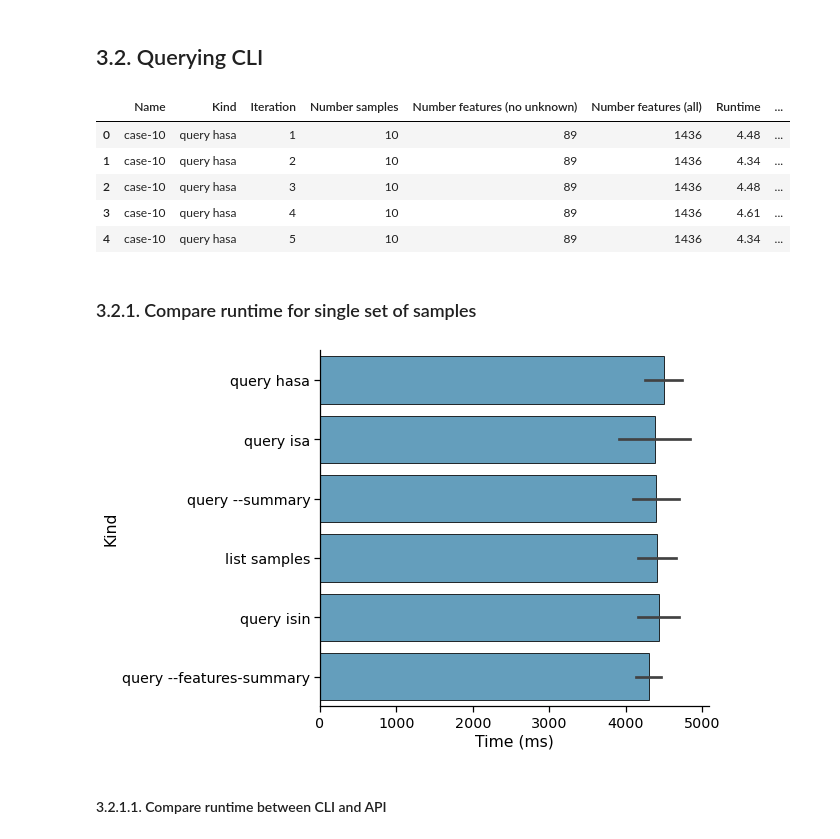
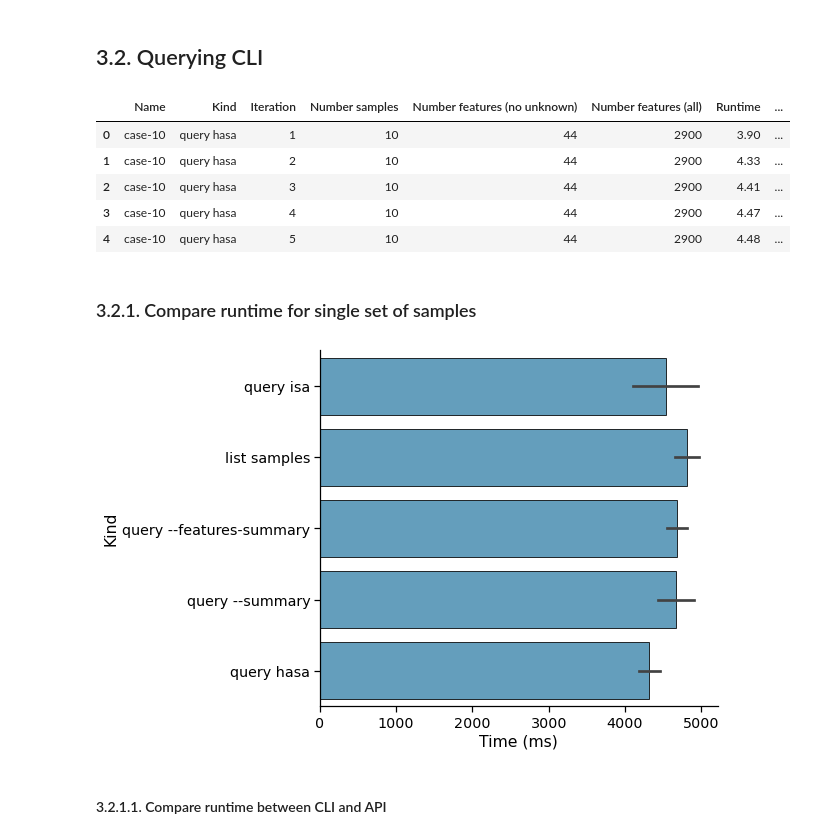
Before and after one commit to apetkau/genomics-data-index-evaluation-manuscript, a Jupyter notebook: evaluations/sars-cov-2/5-compare-results.ipynb, the cells around one changed output. Cells and saved outputs as stored; diff of their text form; code cells hidden in the pictures.

```diff
--- a/evaluations/sars-cov-2/5-compare-results.ipynb
+++ b/evaluations/sars-cov-2/5-compare-results.ipynb
@@ -12,7 +12,7 @@ figures_path = Path('figures')
 if not figures_path.exists():
     mkdir(figures_path)
 
-samples_cases = [5, 10, 20, 50, 100, 200, 500, 1000, 2000, 5000, 10000]
+samples_cases = [5, 10, 20, 50, 100, 200, 500, 1000, 2000, 5000, 10000, 20000, 50000, 100000]
 cases_paths = [cases_root_dir / f'case-{x}' for x in samples_cases]
 
 metadata_file = Path('input/metadata-subsample-pangolin.tsv')
@@ -170,27 +230,31 @@ query_cli_df['Samples'] = query_cli_df['Name'].str.extract(r'^case-(\d+)').astyp
 query_cli_df['Time (ms)'] = query_cli_df['Runtime'].apply(lambda x: x * 1000)
 query_cli_df['Memory (MB)'] = query_cli_df['Memory (max)'].apply(lambda x: x / (1024**2))
 query_cli_df['Number of features (thousands)'] = query_cli_df['Number features (all)'] / 1000
+
+# Remove isin queries to ignore queries involving a tree
+query_cli_df = query_cli_df[~query_cli_df['Kind'].str.contains('isin')]
+
 query_cli_df.head(5)
 # %% [output]
 |  | Name | Kind | Iteration | Number samples | Number features (no unknown) | Number features (all) | Runtime | ... |
-| 0 | case-10 | query hasa | 1 | 10 | 89 | 1436 | 4.48 | ... |
-| 1 | case-10 | query hasa | 2 | 10 | 89 | 1436 | 4.34 | ... |
-| 2 | case-10 | query hasa | 3 | 10 | 89 | 1436 | 4.48 | ... |
-| 3 | case-10 | query hasa | 4 | 10 | 89 | 1436 | 4.61 | ... |
-| 4 | case-10 | query hasa | 5 | 10 | 89 | 1436 | 4.34 | ... |
+| 0 | case-10 | query hasa | 1 | 10 | 44 | 2900 | 3.90 | ... |
+| 1 | case-10 | query hasa | 2 | 10 | 44 | 2900 | 4.33 | ... |
+| 2 | case-10 | query hasa | 3 | 10 | 44 | 2900 | 4.41 | ... |
+| 3 | case-10 | query hasa | 4 | 10 | 44 | 2900 | 4.47 | ... |
+| 4 | case-10 | query hasa | 5 | 10 | 44 | 2900 | 4.48 | ... |
 # %% [markdown]
 ### 3.2.1. Compare runtime for single set of samples
 # %%
-query_cli_samples = query_cli_df[query_cli_df['Samples'] == 200]
+query_cli_samples = query_cli_df[query_cli_df['Samples'] == 100]
 query_cli_samples = query_cli_samples.sort_values('Time (ms)', ascending=False)
 
 with sns.plotting_context("notebook", font_scale=1.3):
     g = sns.catplot(data=query_cli_samples, kind="bar",
                   y="Kind", x="Time (ms)", hue=None,
                   ci="sd", height=6, aspect=1.5, alpha=0.8,
                   color="#2b8cbe", edgecolor="black")
 # %% [output]
-[figure, old version]
+[figure, new version]
 # %% [markdown]
 #### 3.2.1.1. Compare runtime between CLI and API
 # %%
```
Also changed, not shown: parts of 49 cells of this notebook.
